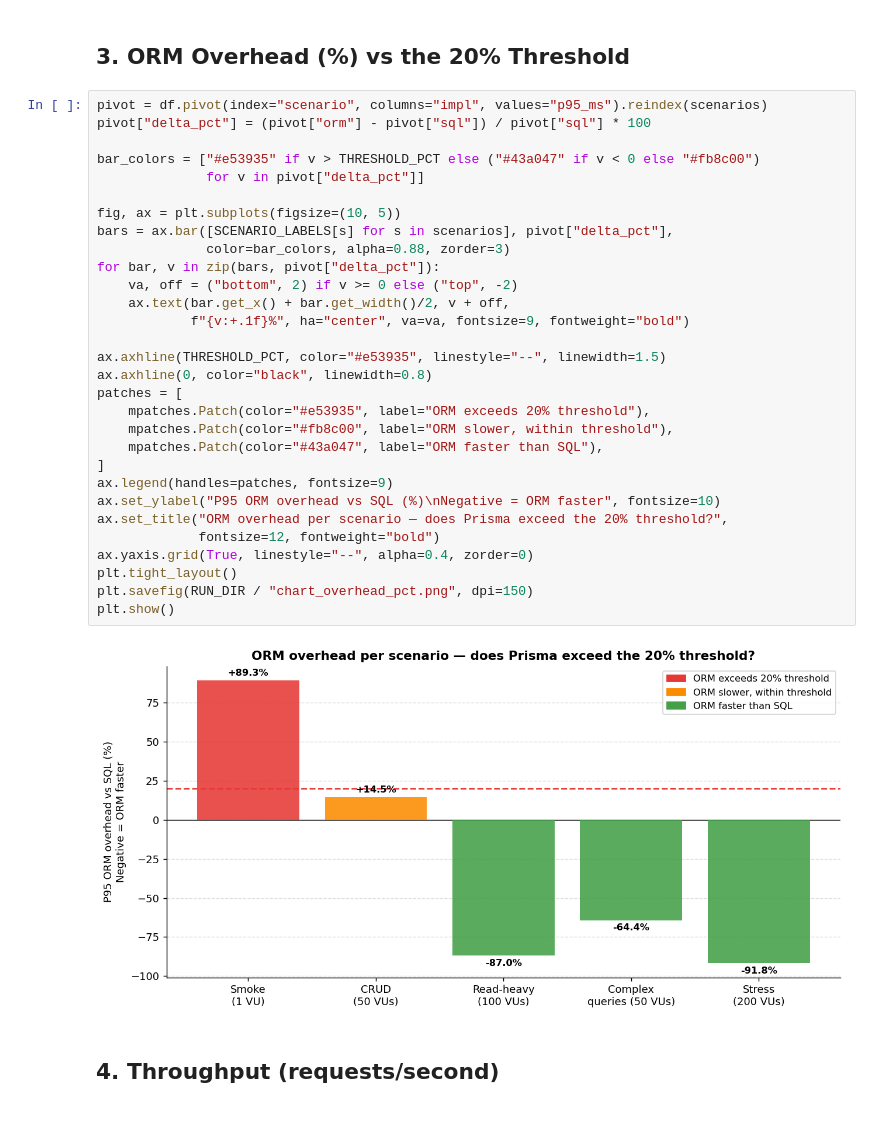
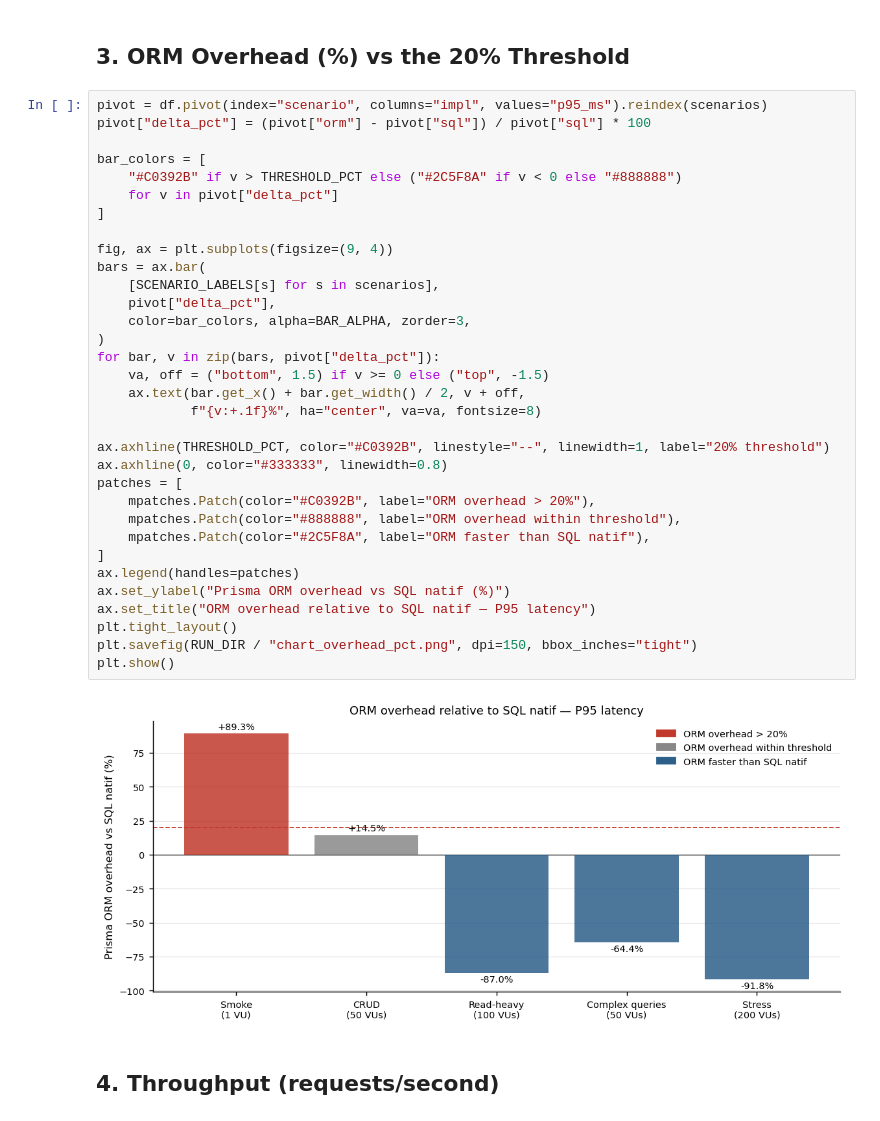
Before and after one commit to Nej-ma/orm-vs-sql-benchmark, a Jupyter notebook: analysis.ipynb, the cells around one changed output. Saved outputs shown, nothing was run; the diff lists cells and outputs as text.

```diff
--- a/analysis.ipynb
+++ b/analysis.ipynb
@@ -132,35 +160,38 @@ plt.show()
 # %%
 pivot = df.pivot(index="scenario", columns="impl", values="p95_ms").reindex(scenarios)
 pivot["delta_pct"] = (pivot["orm"] - pivot["sql"]) / pivot["sql"] * 100
 
-bar_colors = ["#e53935" if v > THRESHOLD_PCT else ("#43a047" if v < 0 else "#fb8c00")
-              for v in pivot["delta_pct"]]
+bar_colors = [
+    "#C0392B" if v > THRESHOLD_PCT else ("#2C5F8A" if v < 0 else "#888888")
+    for v in pivot["delta_pct"]
+]
 
-fig, ax = plt.subplots(figsize=(10, 5))
-bars = ax.bar([SCENARIO_LABELS[s] for s in scenarios], pivot["delta_pct"],
-              color=bar_colors, alpha=0.88, zorder=3)
+fig, ax = plt.subplots(figsize=(9, 4))
+bars = ax.bar(
+    [SCENARIO_LABELS[s] for s in scenarios],
+    pivot["delta_pct"],
+    color=bar_colors, alpha=BAR_ALPHA, zorder=3,
+)
 for bar, v in zip(bars, pivot["delta_pct"]):
-    va, off = ("bottom", 2) if v >= 0 else ("top", -2)
-    ax.text(bar.get_x() + bar.get_width()/2, v + off,
-            f"{v:+.1f}%", ha="center", va=va, fontsize=9, fontweight="bold")
+    va, off = ("bottom", 1.5) if v >= 0 else ("top", -1.5)
+    ax.text(bar.get_x() + bar.get_width() / 2, v + off,
+            f"{v:+.1f}%", ha="center", va=va, fontsize=8)
 
-ax.axhline(THRESHOLD_PCT, color="#e53935", linestyle="--", linewidth=1.5)
-ax.axhline(0, color="black", linewidth=0.8)
+ax.axhline(THRESHOLD_PCT, color="#C0392B", linestyle="--", linewidth=1, label="20% threshold")
+ax.axhline(0, color="#333333", linewidth=0.8)
 patches = [
-    mpatches.Patch(color="#e53935", label="ORM exceeds 20% threshold"),
-    mpatches.Patch(color="#fb8c00", label="ORM slower, within threshold"),
-    mpatches.Patch(color="#43a047", label="ORM faster than SQL"),
+    mpatches.Patch(color="#C0392B", label="ORM overhead > 20%"),
+    mpatches.Patch(color="#888888", label="ORM overhead within threshold"),
+    mpatches.Patch(color="#2C5F8A", label="ORM faster than SQL natif"),
 ]
-ax.legend(handles=patches, fontsize=9)
-ax.set_ylabel("P95 ORM overhead vs SQL (%)\nNegative = ORM faster", fontsize=10)
-ax.set_title("ORM overhead per scenario — does Prisma exceed the 20% threshold?",
-             fontsize=12, fontweight="bold")
-ax.yaxis.grid(True, linestyle="--", alpha=0.4, zorder=0)
+ax.legend(handles=patches)
+ax.set_ylabel("Prisma ORM overhead vs SQL natif (%)")
+ax.set_title("ORM overhead relative to SQL natif — P95 latency")
 plt.tight_layout()
-plt.savefig(RUN_DIR / "chart_overhead_pct.png", dpi=150)
+plt.savefig(RUN_DIR / "chart_overhead_pct.png", dpi=150, bbox_inches="tight")
 plt.show()
 # %% [output]
-[figure, old version]
+[figure, new version]
 # %% [markdown]
 ## 4. Throughput (requests/second)
 # %%
```
Also changed, not shown: parts of 10 cells of this notebook, 11 other files.
